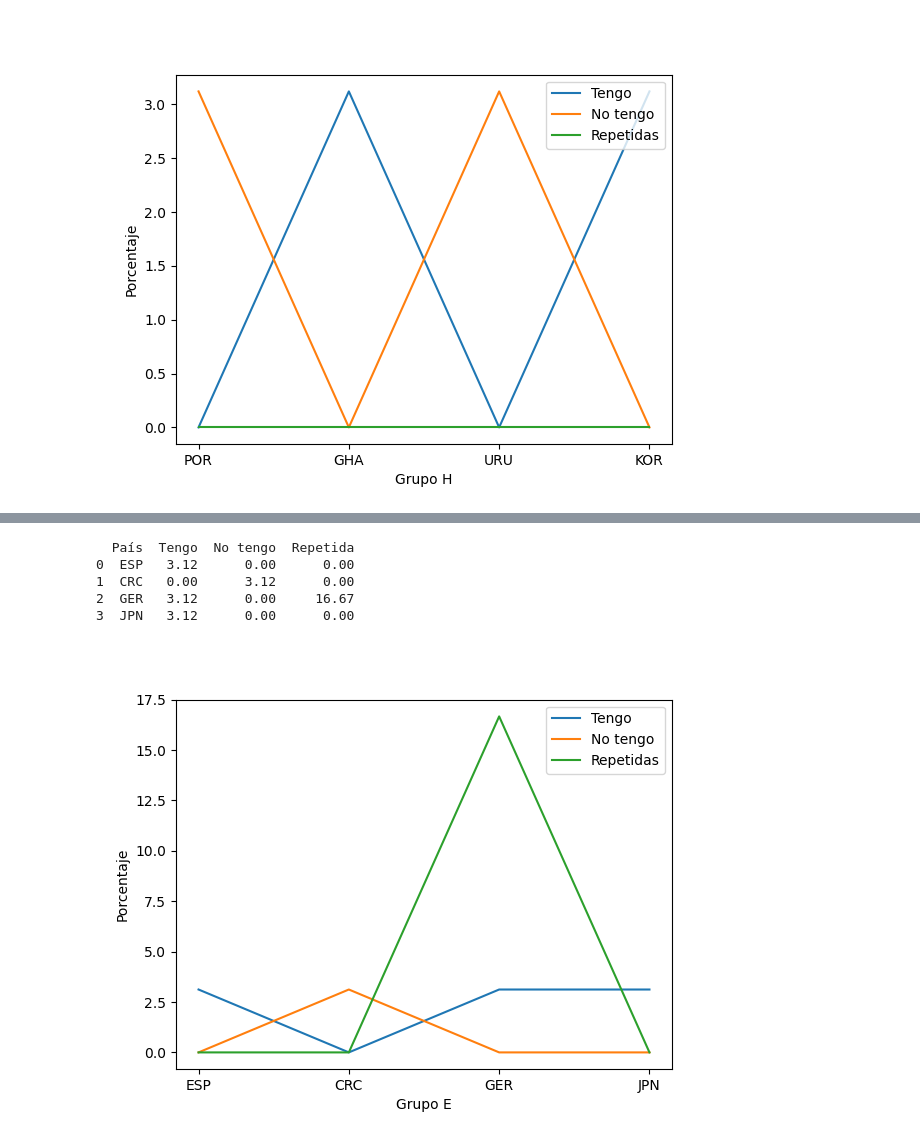
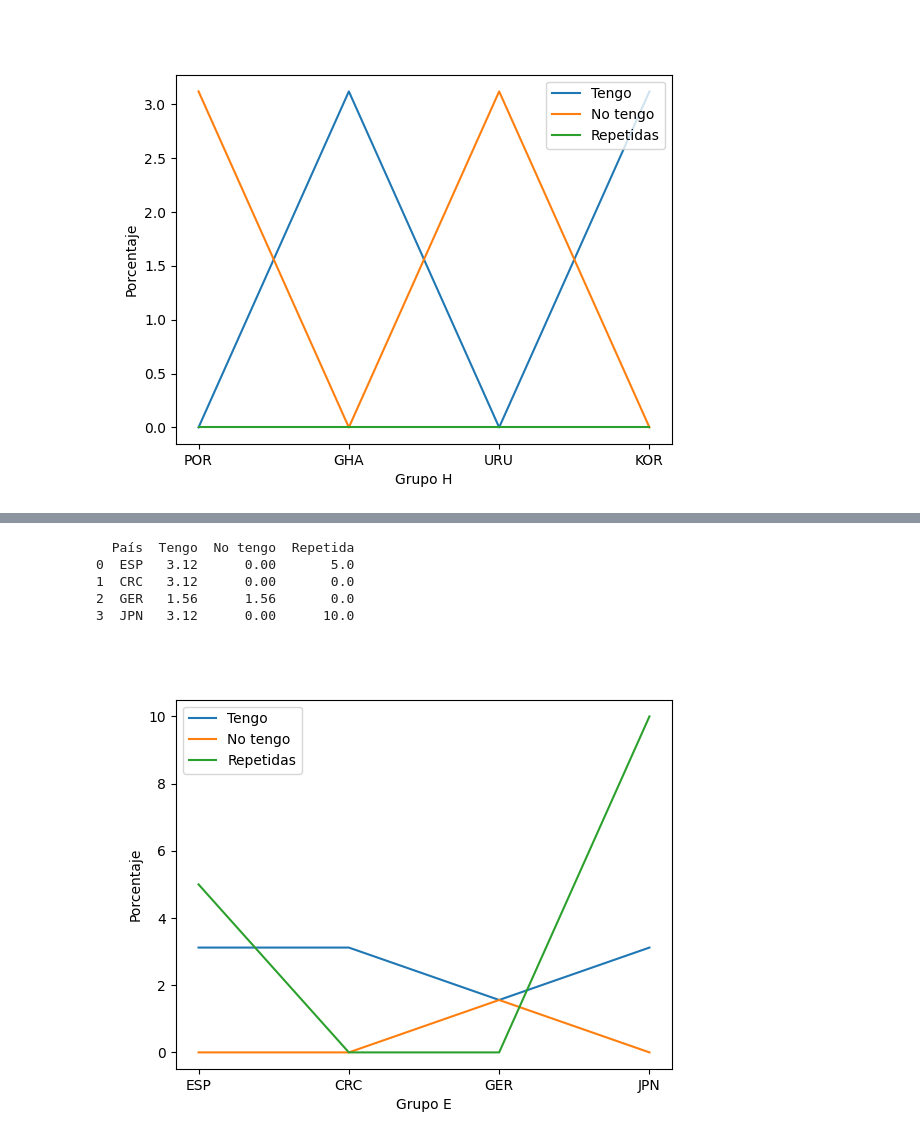
Before and after one commit to LynCap/ProyectosEnProceso, a Jupyter notebook: Proyecto_Alberto/proyecto.ipynb, the cells around one changed output, grey strips where cells are left out. Saved outputs shown, nothing was run; the diff lists cells and outputs as text; code cells hidden in the pictures.

```diff
--- a/Proyecto_Alberto/proyecto.ipynb
+++ b/Proyecto_Alberto/proyecto.ipynb
@@ -1052,7 +1175,7 @@ seccion = []
 distribucionTengo = []
 distribucionNoTengo = []
 distribucionRepetido = []
-for i in escudos:
+for i in porteros:
     if i[1] == 'A':
         seccion += [i[0]]
         distribucionTengo += [i[2]]
@@ -1087,7 +1223,7 @@ seccion = []
 distribucionTengo = []
 distribucionNoTengo = []
 distribucionRepetido = []
-for i in escudos:
+for i in porteros:
     if i[1] == 'B':
         seccion += [i[0]]
         distribucionTengo += [i[2]]
@@ -1122,7 +1263,7 @@ seccion = []
 distribucionTengo = []
 distribucionNoTengo = []
 distribucionRepetido = []
-for i in escudos:
+for i in porteros:
     if i[1] == 'C':
         seccion += [i[0]]
         distribucionTengo += [i[2]]
@@ -1157,7 +1303,7 @@ seccion = []
 distribucionTengo = []
 distribucionNoTengo = []
 distribucionRepetido = []
-for i in escudos:
+for i in porteros:
     if i[1] == 'D':
         seccion += [i[0]]
         distribucionTengo += [i[2]]
@@ -1186,35 +1337,35 @@ plt.show()
 # %%
 ####
 #
 # Preguntas 9.5 Grupo E
 #  ¿Cuál es la distribución porcentual de las secciones (la tengo, no la tengo, las tengo repetidas) con respecto a sus porteros (postales 2 y 3 de cada sección)?
 seccion = []
 distribucionTengo = []
 distribucionNoTengo = []
 distribucionRepetido = []
-for i in escudos:
+for i in porteros:
     if i[1] == 'E':
         seccion += [i[0]]
         distribucionTengo += [i[2]]
         distribucionNoTengo += [i[3]]
         distribucionRepetido += [i[4]]
 
 data = {'País':seccion, 'Tengo':distribucionTengo, 'No tengo': distribucionNoTengo, 'Repetida': distribucionRepetido}
 pregunta9_5= pd.DataFrame(data)
 print(pregunta9_5)
 
 sns.lineplot(x = "País", y = "Tengo", data=pregunta9_5, label = "Tengo")
 sns.lineplot(x = "País", y = "No tengo", data=pregunta9_5, label = "No tengo")
 sns.lineplot(x = "País", y = "Repetida", data=pregunta9_5, label = "Repetidas")
 plt.ylabel("Porcentaje")
 plt.xlabel("Grupo E")
 
 # Habilita la visibilidad de los graficos una vez declarados
 plt.show()
 # %% [output]
   País  Tengo  No tengo  Repetida
-0  ESP   3.12      0.00      0.00
-1  CRC   0.00      3.12      0.00
-2  GER   3.12      0.00     16.67
-3  JPN   3.12      0.00      0.00
+0  ESP   3.12      0.00       5.0
+1  CRC   3.12      0.00       0.0
+2  GER   1.56      1.56       0.0
+3  JPN   3.12      0.00      10.0
-[figure, old version]
+[figure, new version]
```
Also changed, not shown: parts of 43 cells of this notebook.
